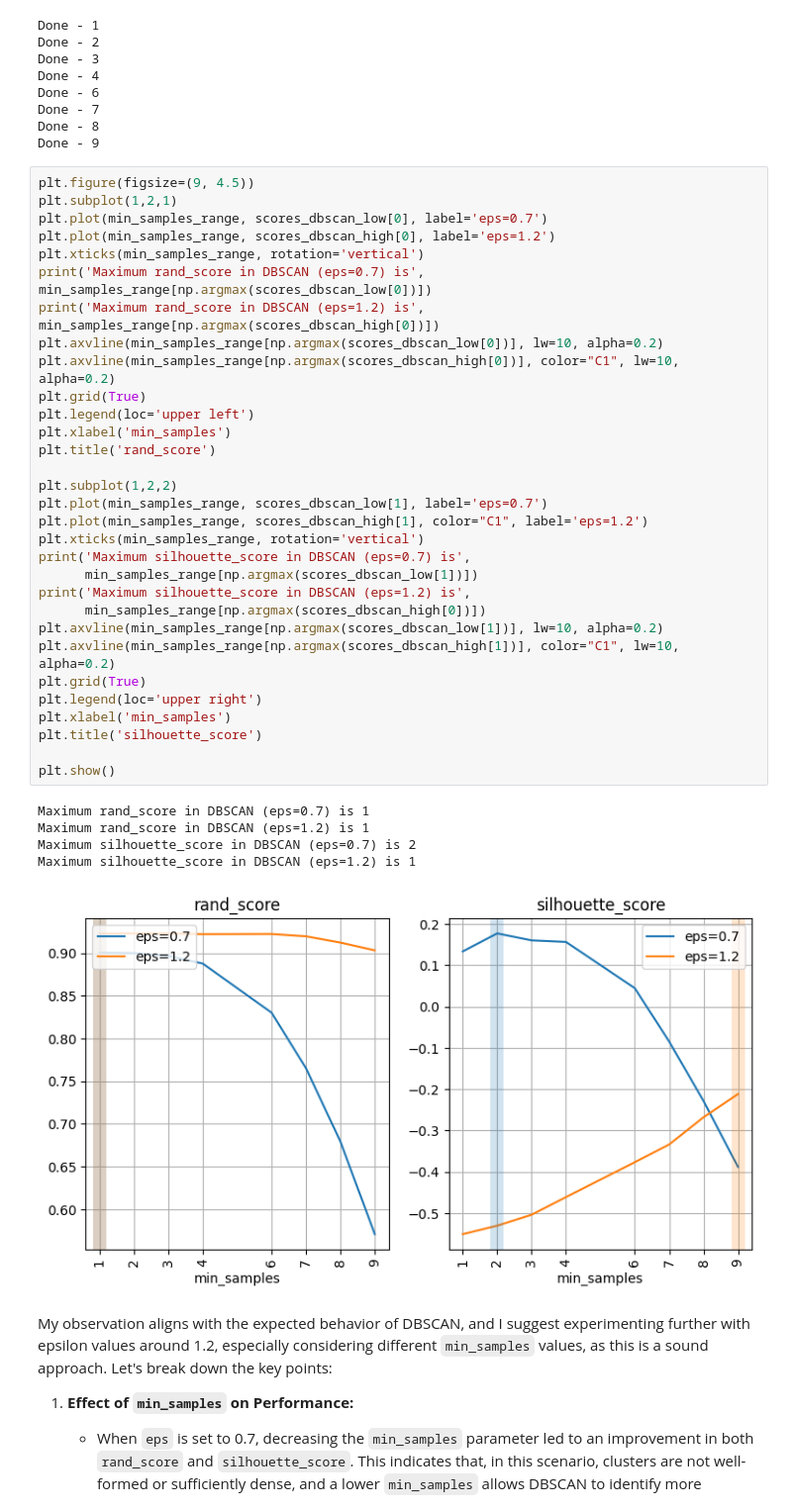
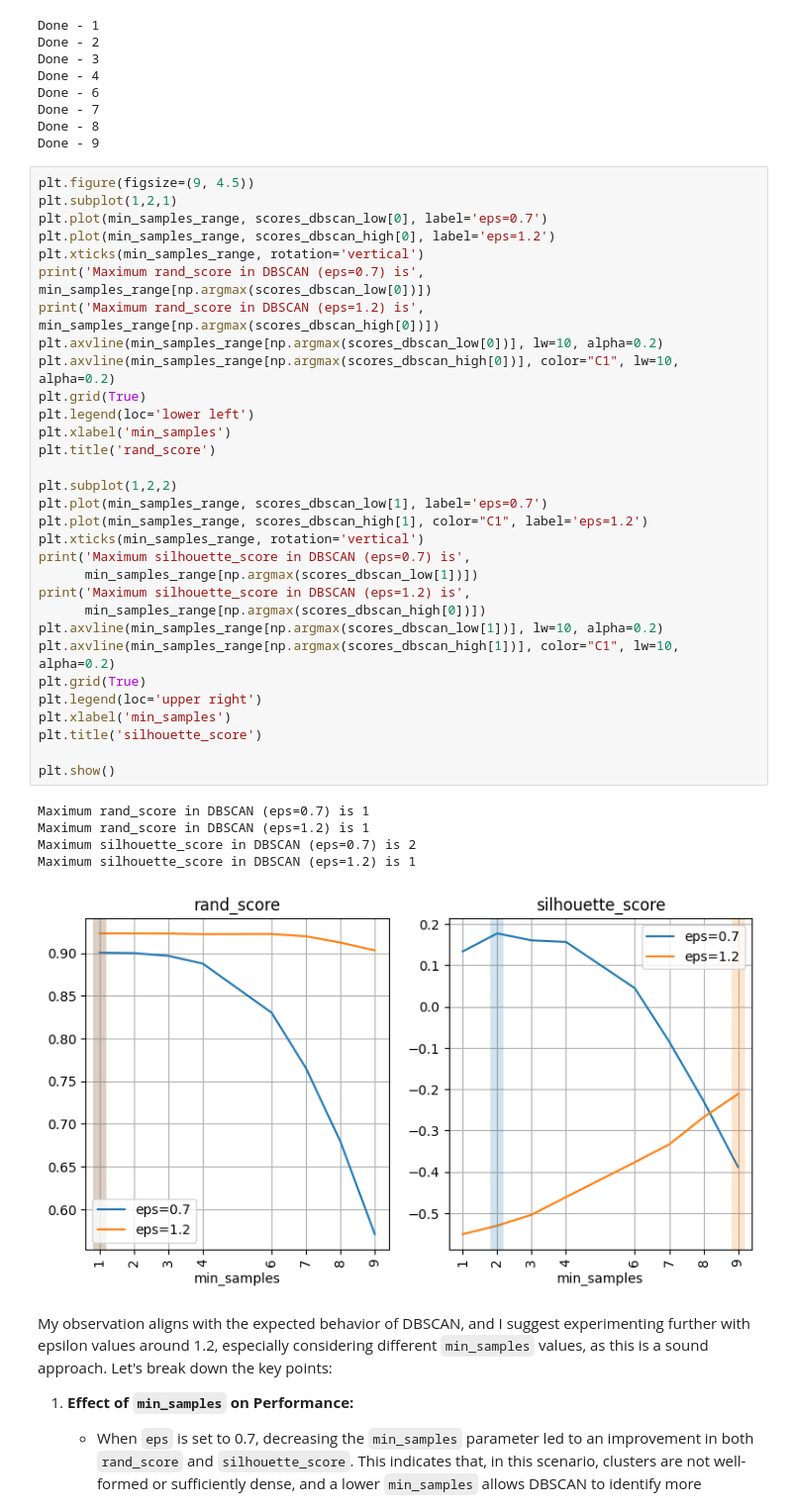
Before and after one commit to BTwiiin/DigitRecognition, a Jupyter notebook: notebooks/Cluster.ipynb, the cells around one changed output. Shown at 99% size. Drawn from its saved outputs; the diff is of its cells as text.

```diff
--- a/notebooks/Cluster.ipynb
+++ b/notebooks/Cluster.ipynb
@@ -491,35 +491,35 @@ plt.plot(min_samples_range, scores_dbscan_high[0], label='eps=1.2')
 plt.xticks(min_samples_range, rotation='vertical')
 print('Maximum rand_score in DBSCAN (eps=0.7) is', min_samples_range[np.argmax(scores_dbscan_low[0])])
 print('Maximum rand_score in DBSCAN (eps=1.2) is', min_samples_range[np.argmax(scores_dbscan_high[0])])
 plt.axvline(min_samples_range[np.argmax(scores_dbscan_low[0])], lw=10, alpha=0.2)
 plt.axvline(min_samples_range[np.argmax(scores_dbscan_high[0])], color="C1", lw=10, alpha=0.2)
 plt.grid(True)
-plt.legend(loc='upper left')
+plt.legend(loc='lower left')
 plt.xlabel('min_samples')
 plt.title('rand_score')
 
 plt.subplot(1,2,2)
 plt.plot(min_samples_range, scores_dbscan_low[1], label='eps=0.7')
 plt.plot(min_samples_range, scores_dbscan_high[1], color="C1", label='eps=1.2')
 plt.xticks(min_samples_range, rotation='vertical')
 print('Maximum silhouette_score in DBSCAN (eps=0.7) is',
       min_samples_range[np.argmax(scores_dbscan_low[1])])
 print('Maximum silhouette_score in DBSCAN (eps=1.2) is',
       min_samples_range[np.argmax(scores_dbscan_high[0])])
 plt.axvline(min_samples_range[np.argmax(scores_dbscan_low[1])], lw=10, alpha=0.2)
 plt.axvline(min_samples_range[np.argmax(scores_dbscan_high[1])], color="C1", lw=10, alpha=0.2)
 plt.grid(True)
 plt.legend(loc='upper right')
 plt.xlabel('min_samples')
 plt.title('silhouette_score')
 
 plt.show()
 # %% [output]
 Maximum rand_score in DBSCAN (eps=0.7) is 1
 Maximum rand_score in DBSCAN (eps=1.2) is 1
 Maximum silhouette_score in DBSCAN (eps=0.7) is 2
 Maximum silhouette_score in DBSCAN (eps=1.2) is 1
-[figure, old version]
+[figure, new version]
 # %% [markdown]
 My observation aligns with the expected behavior of DBSCAN, and I suggest experimenting further with epsilon values around 1.2, especially considering different `min_samples` values, as this is a sound approach. Let's break down the key points:
 
```
